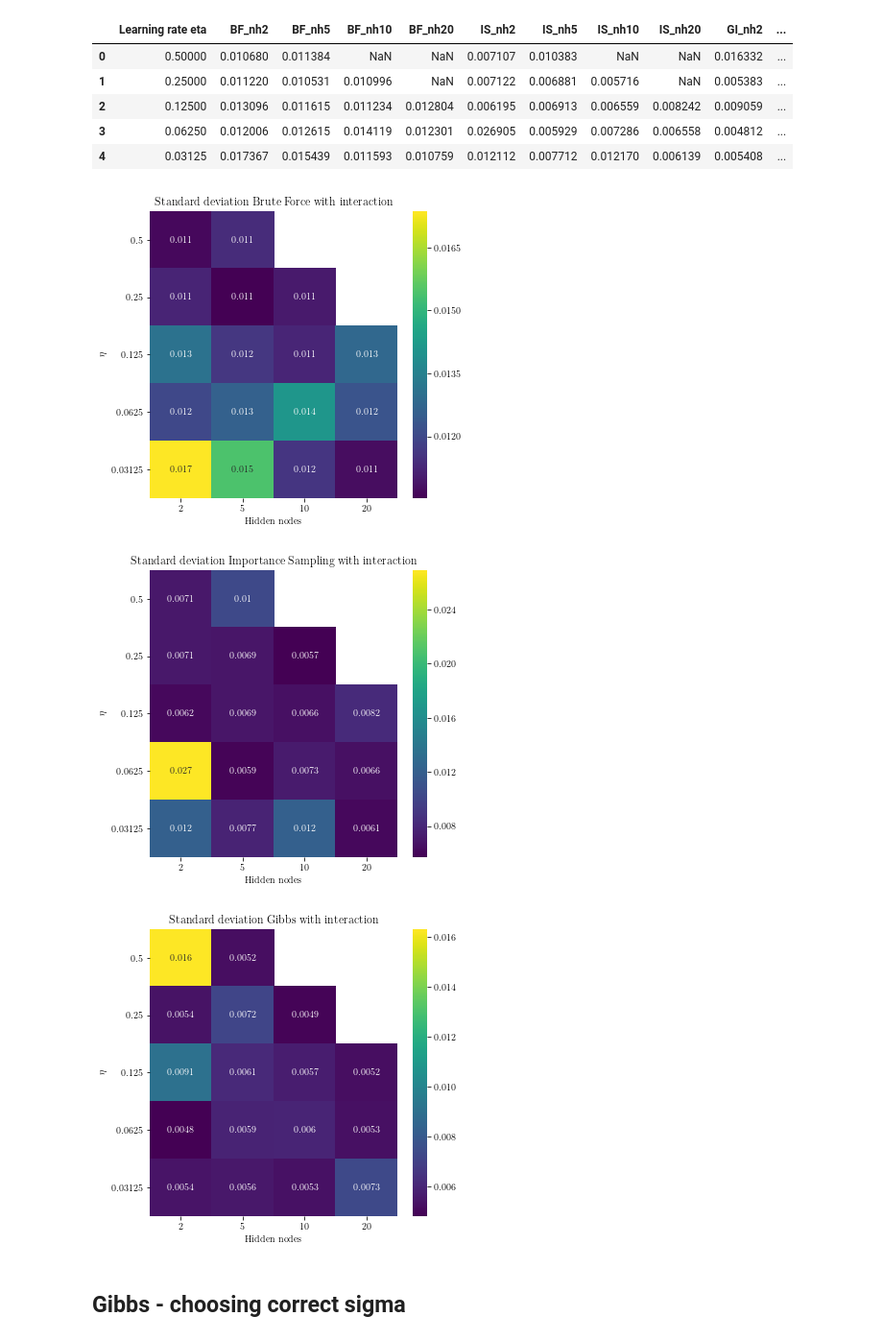
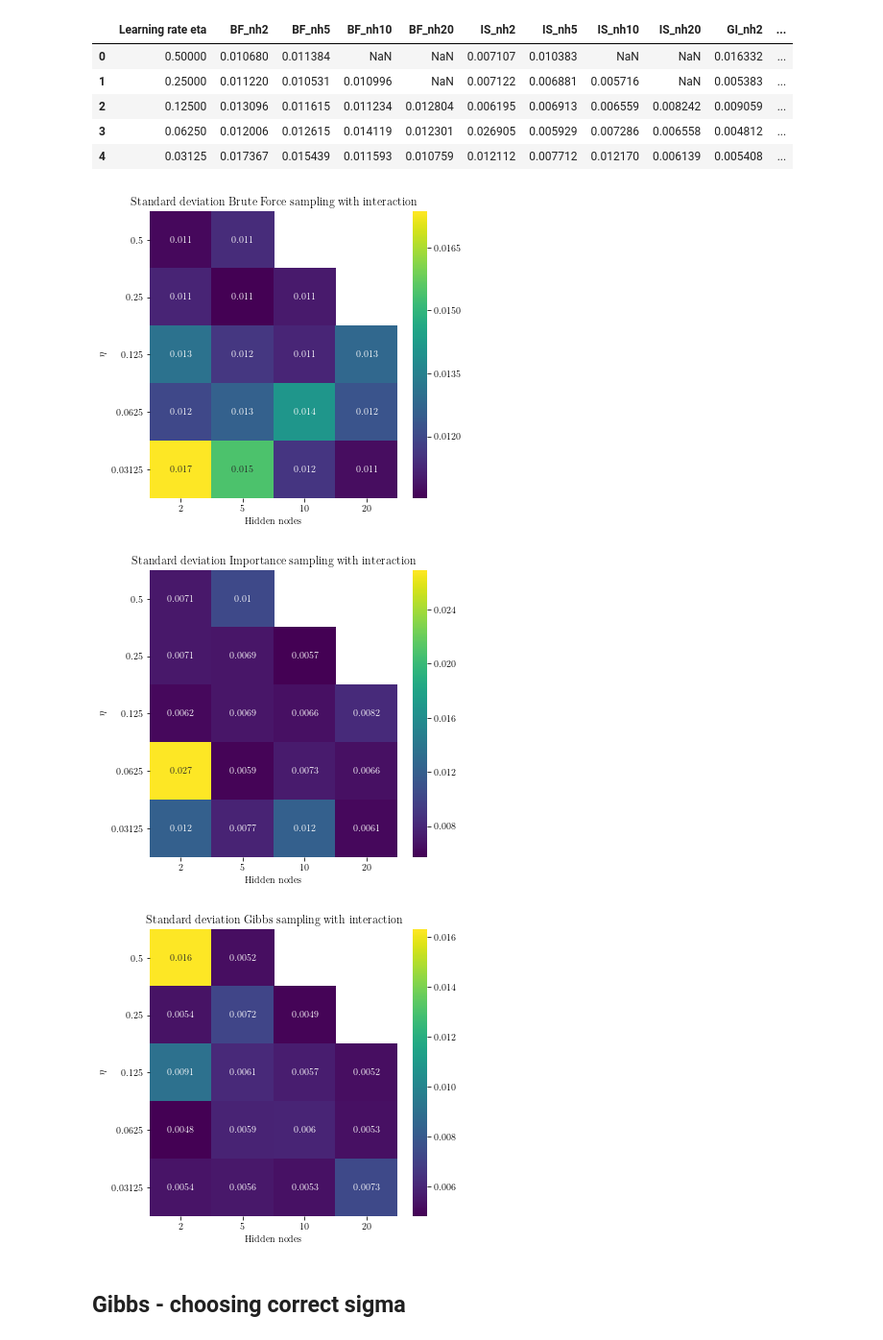
Before and after one commit to Moejay10/FYS4411, a Jupyter notebook: Project2/Code/Python/Restricted_Boltzmann_Machine.ipynb, the cells around one changed output. Shown at 96% size. Cells and saved outputs as stored; diff of their text form; code cells hidden in the pictures.

```diff
--- a/Project2/Code/Python/Restricted_Boltzmann_Machine.ipynb
+++ b/Project2/Code/Python/Restricted_Boltzmann_Machine.ipynb
@@ -1916,39 +1916,39 @@ eta = np.array([2**(-1), 2**(-2), 2**(-3), 2**(-4), 2**(-5)])
 
 htmap_bf = np.zeros((5, len(nh)))
 htmap_is = np.zeros((5, len(nh)))
 htmap_gi = np.zeros((5, len(nh)))
 for i,j in enumerate(nh):
     htmap_bf[:,i] = I_mean_values['BF_nh'+str(j)]
     htmap_is[:,i] = I_mean_values['IS_nh'+str(j)]
     htmap_gi[:,i] = I_mean_values['GI_nh'+str(j)]
 
 def I_plot_heatmap(x,y, data, title, savefigname):
     # plot
     fig, ax = plt.subplots()
     w = 5.78851          # Latex document text width
     fig.set_size_inches(w=w*1.0,h= 5.5)
 
     sns.heatmap(data, annot=True, ax=ax, cmap='viridis')
     ax.set_xticklabels(x, rotation=0)
     ax.set_yticklabels(y, rotation=0)
     ax.set_title(title)
     ax.set_ylabel("$\eta$")
     ax.set_xlabel("Hidden nodes")
     plt.savefig(data_path(savefigname))
 
 #sns.set(font_scale=1.4)
-I_plot_heatmap(nh,eta, htmap_bf, 'Standard deviation Brute Force with interaction', 'I_bf_heatmap.pdf')
+I_plot_heatmap(nh,eta, htmap_bf, 'Standard deviation Brute Force sampling with interaction', 'I_bf_heatmap.pdf')
 plt.show()
 
-I_plot_heatmap(nh,eta, htmap_is, 'Standard deviation Importance Sampling with interaction', 'I_is_heatmap.pdf')
+I_plot_heatmap(nh,eta, htmap_is, 'Standard deviation Importance sampling with interaction', 'I_is_heatmap.pdf')
 plt.show()
 
-I_plot_heatmap(nh,eta, htmap_gi, 'Standard deviation Gibbs with interaction', 'I_gi_heatmap.pdf')
+I_plot_heatmap(nh,eta, htmap_gi, 'Standard deviation Gibbs sampling with interaction', 'I_gi_heatmap.pdf')
 plt.show()
 # %% [output]
-[figure, old version]
+[figure, new version]
 [figure]
-[figure, old version]
+[figure, new version]
 # %% [markdown]
 ## Gibbs - choosing correct sigma
 # %% [markdown]
```
Also changed, not shown: parts of 25 cells of this notebook.
